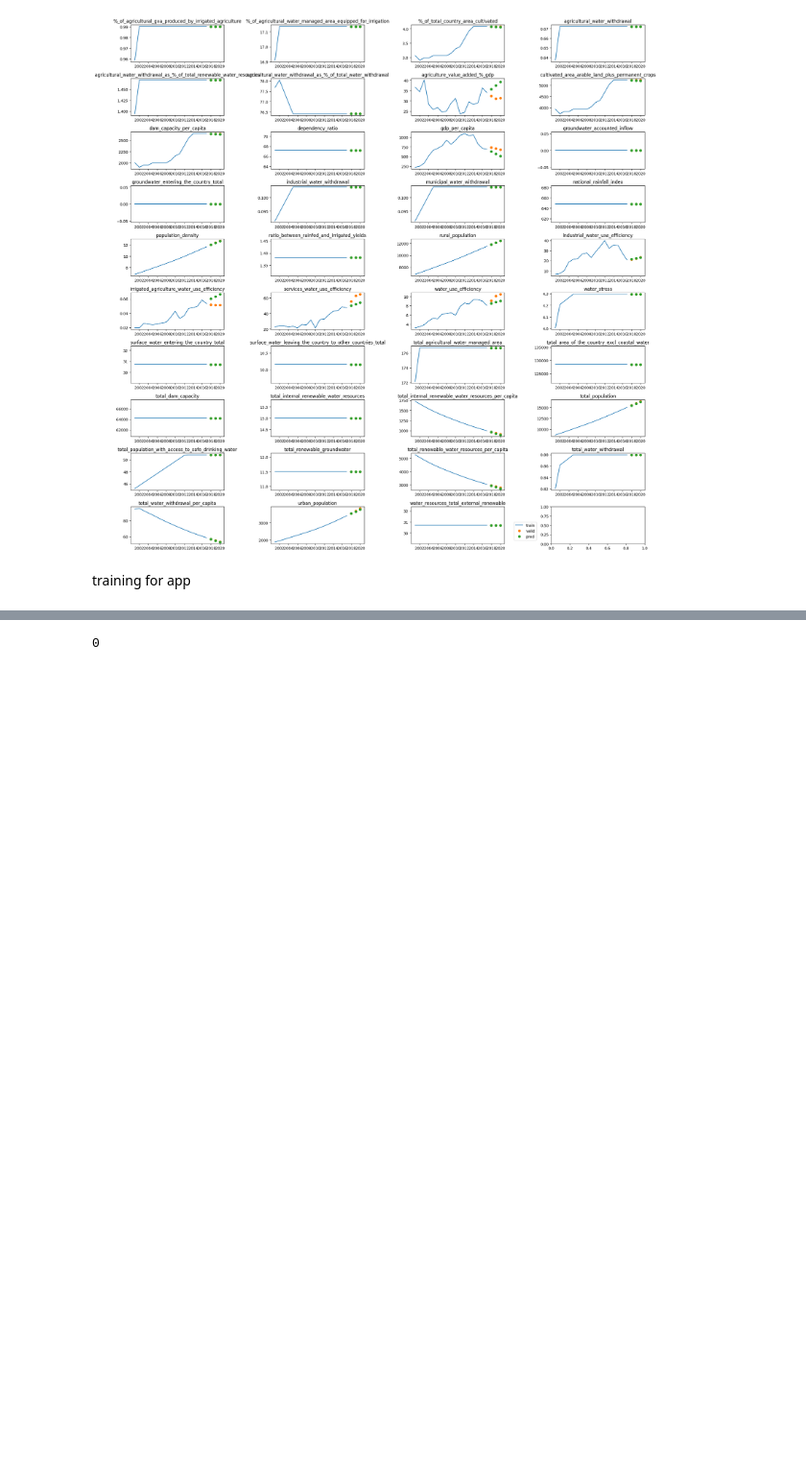
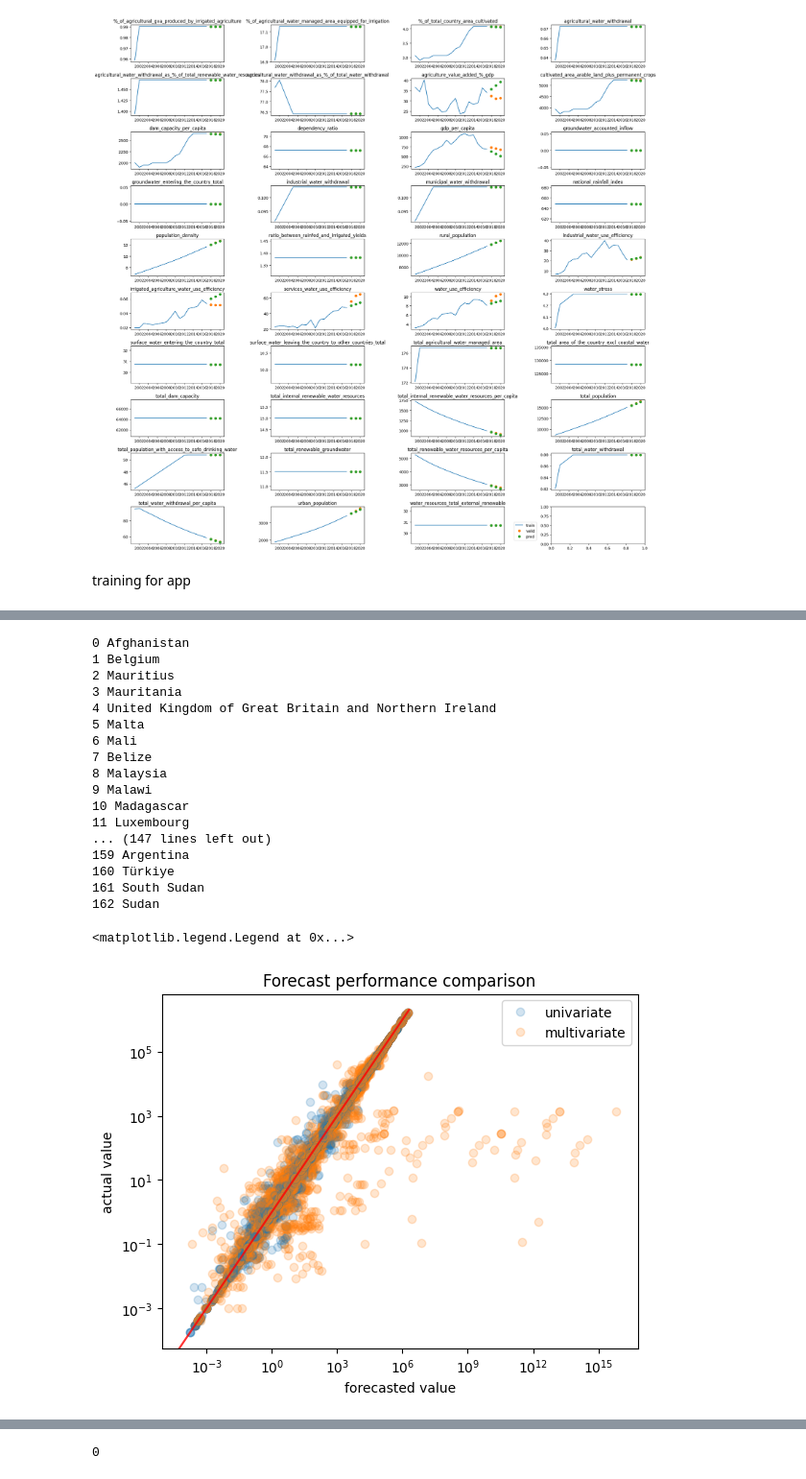
Before and after one commit to giumr06/Final_Project_Water_Management, a Jupyter notebook: notebooks_for_test/test_HoltWinter.ipynb, the cells around one changed output, grey strips where cells are left out. Shown at 96% size. Cells and saved outputs as stored; diff of their text form; code cells hidden in the pictures; blank space fills up the shorter version.

Commit message:
added performance plot show options

```diff
--- a/notebooks_for_test/test_HoltWinter.ipynb
+++ b/notebooks_for_test/test_HoltWinter.ipynb
@@ -446,0 +388,65 @@ fc_targets.head(5)
+# %%
+def forecast_dataset(model_dict, used_columns, n_years):
+    df = pd.DataFrame(columns=used_columns)
+    for i, (c, vm_dict) in enumerate(model_dict.items()):
+        #print(c, vm_dict)
+        c_forecasts = {v: m.forecast(n_years) for v, m in vm_dict.items()}
+
+        df_c = pd.DataFrame(c_forecasts)
+
+        df_c.insert(0, "year", [2016 + n+1 for n in range(n_years)])
+        df_c.insert(0, "country", [c]*n_years)
+        df = pd.concat([df, df_c])
+
+    return df
+# %%
+fc = forecast_dataset(forecast_models_dict, used_columns, 4)
+# %%
+with open("country_forecast_dfs.pkl", "rb") as file:
+    fc_multi = pkl.load(file)
+#df_valid_multi = pd.read_csv("VAR_valid.csv")
+with open("country_valid_dfs.pkl", "rb") as file:
+    valid_multi = pkl.load(file)
+# %%
+fc_multi = {df.country.iloc[0]: df.drop("country", axis=1).set_index("year") for df in fc_multi}
+# fc_multi
+# %%
+fig = plt.figure()
+var_list = [var for var in fc.columns.tolist() if not var in ["year", "country"]]
+
+for i, c in enumerate(fc.country.unique()):
+    print(i, c)
+    for j, var in enumerate(var_list):
+        if i==0 and j==0:
+            plt.plot(fc.query("country == @c")[var], valid_dfs_dict[c][var], "o", alpha=0.2, color="C0", label="univariate")
+            plt.plot(fc_multi[c][var], valid_multi[c][var], "o", alpha=0.2, color="C1", label="multivariate")
+        else:
+            plt.plot(fc.query("country == @c")[var], valid_dfs_dict[c][var], "o", alpha=0.2, color="C0")
+            plt.plot(fc_multi[c][var], valid_multi[c][var], "o", alpha=0.2, color="C1")
+plt.plot([-10, 2e6], [-10, 2e6], color="red", alpha=0.8)
+plt.xscale('log')
+plt.yscale('log')
+plt.title("Forecast performance comparison")
+plt.xlabel("forecasted value")
+plt.ylabel("actual value")
+plt.legend()
+# %% [output]
+0 Afghanistan
+1 Belgium
+2 Mauritius
+3 Mauritania
+4 United Kingdom of Great Britain and Northern Ireland
+5 Malta
+6 Mali
+7 Belize
+8 Malaysia
+9 Malawi
+10 Madagascar
+11 Luxembourg
+... (147 lines left out)
+159 Argentina
+160 Türkiye
+161 South Sudan
+162 Sudan
+<matplotlib.legend.Legend at 0x...>
+[figure, added]
```
Also changed, not shown: parts of 23 cells of this notebook, 14 other files.
